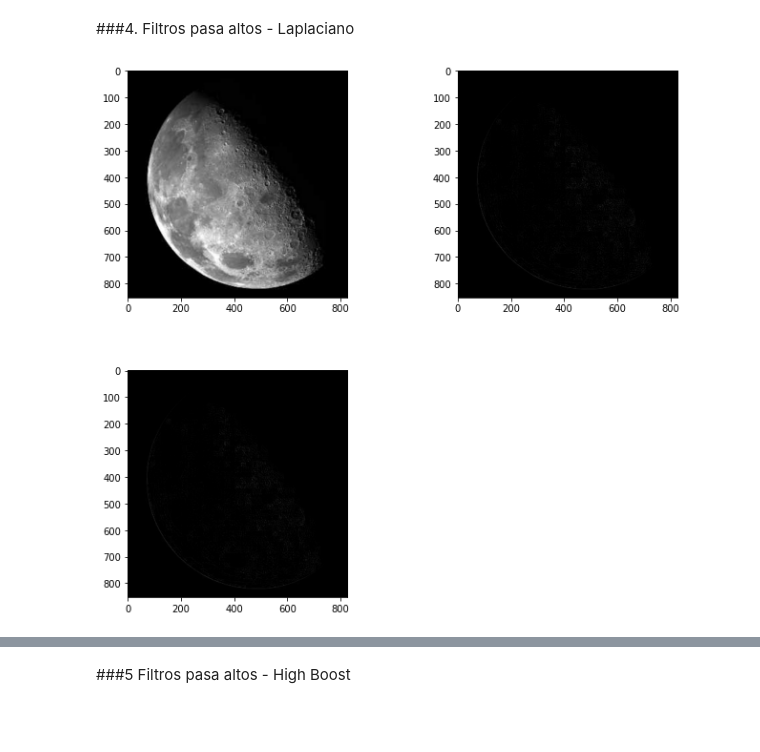
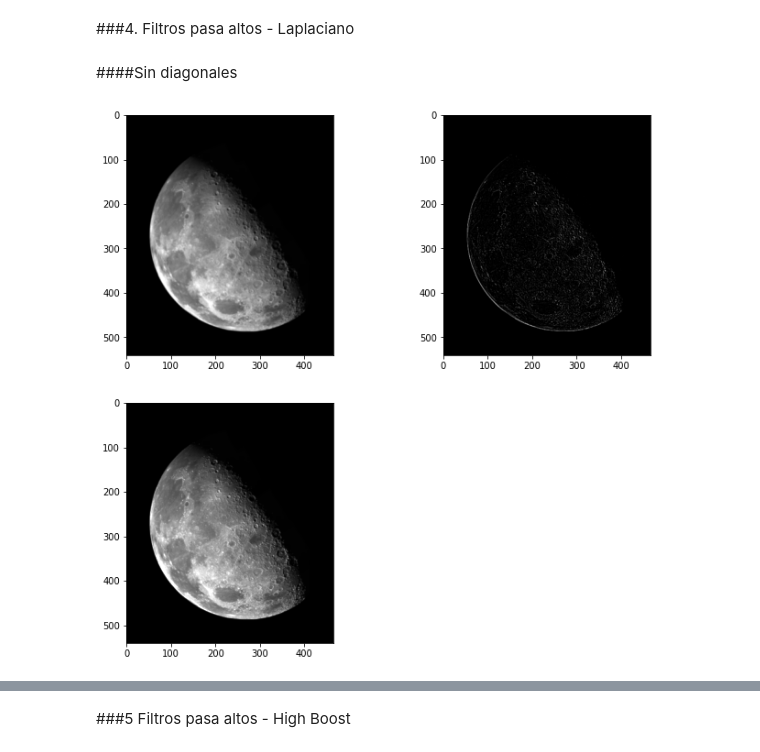
Before and after one commit to LuFernandez/imagaynes, a Jupyter notebook: TpFiltros/TPimagenes.ipynb, the cells around one changed output, grey strips where cells are left out. Saved outputs shown, nothing was run; the diff lists cells and outputs as text; code cells hidden in the pictures; blank space fills up the shorter version.

```diff
--- a/TpFiltros/TPimagenes.ipynb
+++ b/TpFiltros/TPimagenes.ipynb
@@ -128,27 +128,28 @@ plt.show()
 # %% [markdown]
 ###4. Filtros pasa altos - Laplaciano
+# %% [markdown]
+####Sin diagonales
 # %%
-moon_img = cv2.imread('moon.png')
+moon_img = cv2.imread('blurry_moon.tif', cv2.IMREAD_GRAYSCALE)
 fig_2 = plt.figure(figsize =(8,8))
 plt.subplots_adjust(top = 1, bottom = 0, right = 1, left = 0, hspace = 0.2, wspace = 0.5)
 fig_2.add_subplot(2,2,1)
-plt.imshow(moon_img,cmap='gray', vmin=0, vmax=255)
+plt.imshow(moon_img,cmap='gray')
 #Filtro Laplaciano
 kernel = np.array([
-                   [0,1,0],
-                   [1,-4,1],
-                   [0,1,0]
+                   [0,-1,0],
+                   [-1,4,-1],
+                   [0,-1,0]
 ])
 hp_filtered = cv2.filter2D(moon_img,-1,kernel)
-#hp_filtered[hp_filtered < 0] = 0
+hp_filtered[hp_filtered < 0] = 0
 fig_2.add_subplot(2,2,2)
-plt.imshow(hp_filtered,cmap='gray', vmin=0, vmax=255)
+plt.imshow(hp_filtered,cmap='gray')
 
-#item c
-sharpened_img1 =moon_img - hp_filtered
-#print(sharpened_img1[400][400:450])
+sharpe = moon_img.astype(np.int16) + hp_filtered.astype(np.int16)
+
 fig_2.add_subplot(2,2,3)
-plt.imshow(sharpened_img1,cmap='gray', vmin=0, vmax=255)
+plt.imshow(sharpe,cmap='gray', vmin=0, vmax=255)
 plt.show()
 # %% [output]
-[figure, old version]
+[figure, new version]
```
Also changed, not shown: parts of 5 cells of this notebook.
